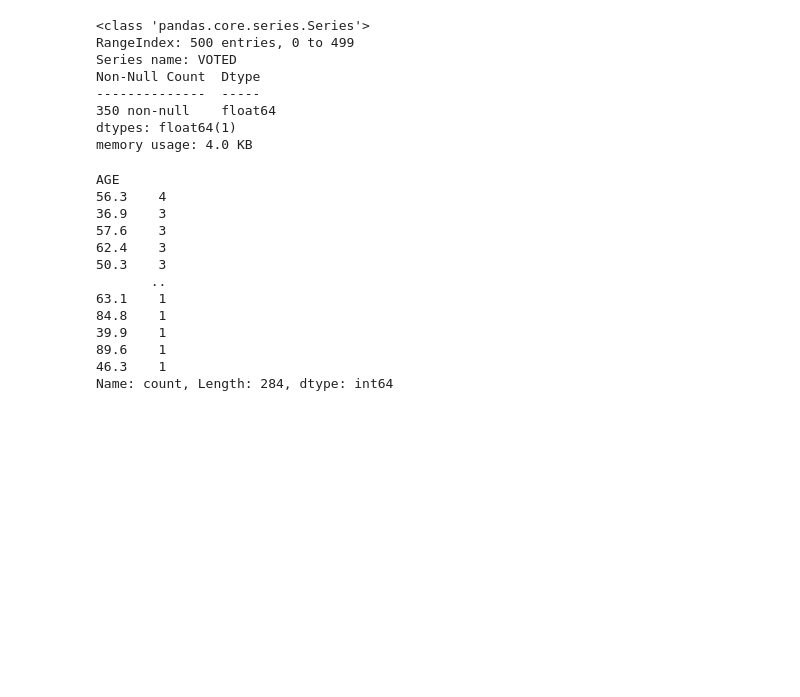
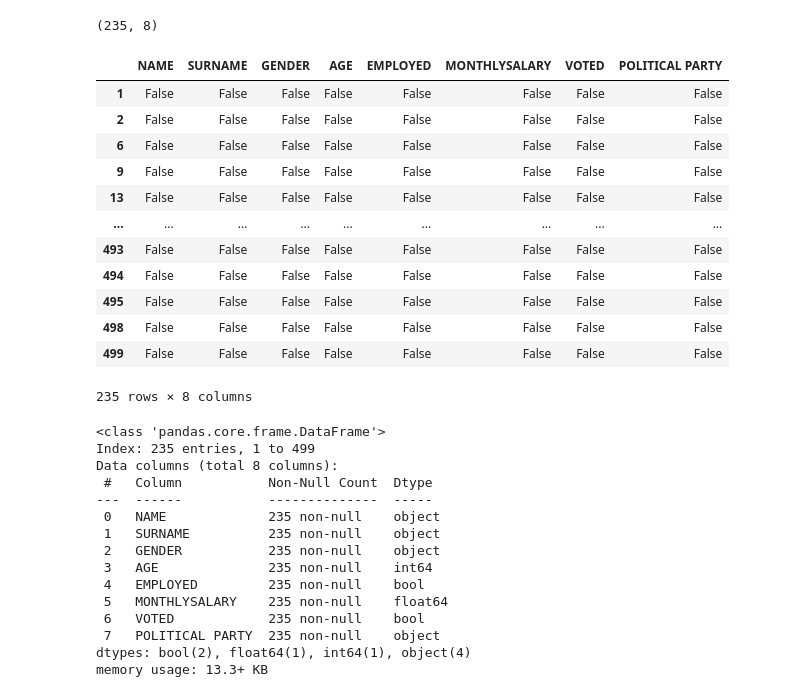
Before and after one commit to merabgithub/Introducing-pandas-with-Mr-Baholo-via-Mindworx, a Jupyter notebook: GroupActivityMindworx.ipynb, the cells around one changed output. Cells and saved outputs as stored; diff of their text form; code cells hidden in the pictures; blank space fills up the shorter version.

```diff
--- a/GroupActivityMindworx.ipynb
+++ b/GroupActivityMindworx.ipynb
@@ -107,0 +449,15 @@ df[['AGE','VOTED']]
+# %%
+def fill_missing_salary(row, mode_party):
+    if pd.isnull(row['EMPLOYED'] == False) and pd.isnull(row['MONTHLYSALARY']):
+        row['MONTHLYSALARY'] = 0.0
+    elif pd.isnull(row['EMPLOYED'] == True) and pd.isnull(row['MONTHLYSALARY']):
+        row['MONTHLYSALARY'] = 0.0
+    elif pd.isnull(row['POLITICAL PARTY']) and row['VOTED'] == True:
+        row['POLITICAL PARTY'] = mode_party
+    return row
+
+
+mode_party = df['POLITICAL PARTY'].mode()[0]
+
+
+df = df.apply(lambda row: fill_missing_voted_party(row, mode_party), axis=1)
@@ -108,27 +487,40 @@ df[['AGE','VOTED']]
+# %%
+df = df.dropna()
+# %%
+df.shape
+# %% [output]
+(235, 8)
+# %%
+df.isnull()
+# %% [output]
+|  | NAME | SURNAME | GENDER | AGE | EMPLOYED | MONTHLYSALARY | VOTED | POLITICAL PARTY |
+| 1 | False | False | False | False | False | False | False | False |
+| 2 | False | False | False | False | False | False | False | False |
+| 6 | False | False | False | False | False | False | False | False |
+| 9 | False | False | False | False | False | False | False | False |
+| 13 | False | False | False | False | False | False | False | False |
+| ... | ... | ... | ... | ... | ... | ... | ... | ... |
+| 493 | False | False | False | False | False | False | False | False |
+| 494 | False | False | False | False | False | False | False | False |
+| 495 | False | False | False | False | False | False | False | False |
+| 498 | False | False | False | False | False | False | False | False |
+| 499 | False | False | False | False | False | False | False | False |
+235 rows × 8 columns
 # %%
-df['VOTED'].info()
+df.info()
 # %% [output]
-<class 'pandas.core.series.Series'>
-RangeIndex: 500 entries, 0 to 499
-Series name: VOTED
-Non-Null Count  Dtype
---------------  -----
-350 non-null    float64
-dtypes: float64(1)
-memory usage: 4.0 KB
+<class 'pandas.core.frame.DataFrame'>
+Index: 235 entries, 1 to 499
+Data columns (total 8 columns):
+ #   Column           Non-Null Count  Dtype
+---  ------           --------------  -----
+ 0   NAME             235 non-null    object
+ 1   SURNAME          235 non-null    object
+ 2   GENDER           235 non-null    object
+ 3   AGE              235 non-null    int64
+ 4   EMPLOYED         235 non-null    bool
+ 5   MONTHLYSALARY    235 non-null    float64
+ 6   VOTED            235 non-null    bool
+ 7   POLITICAL PARTY  235 non-null    object
+dtypes: bool(2), float64(1), int64(1), object(4)
+memory usage: 13.3+ KB
-# %%
-df['AGE'].value_counts()
-# %% [output]
-AGE
-56.3    4
-36.9    3
-57.6    3
-62.4    3
-50.3    3
-       ..
-63.1    1
-84.8    1
-39.9    1
-89.6    1
-46.3    1
-Name: count, Length: 284, dtype: int64
```
Also changed, not shown: parts of 83 cells of this notebook.
